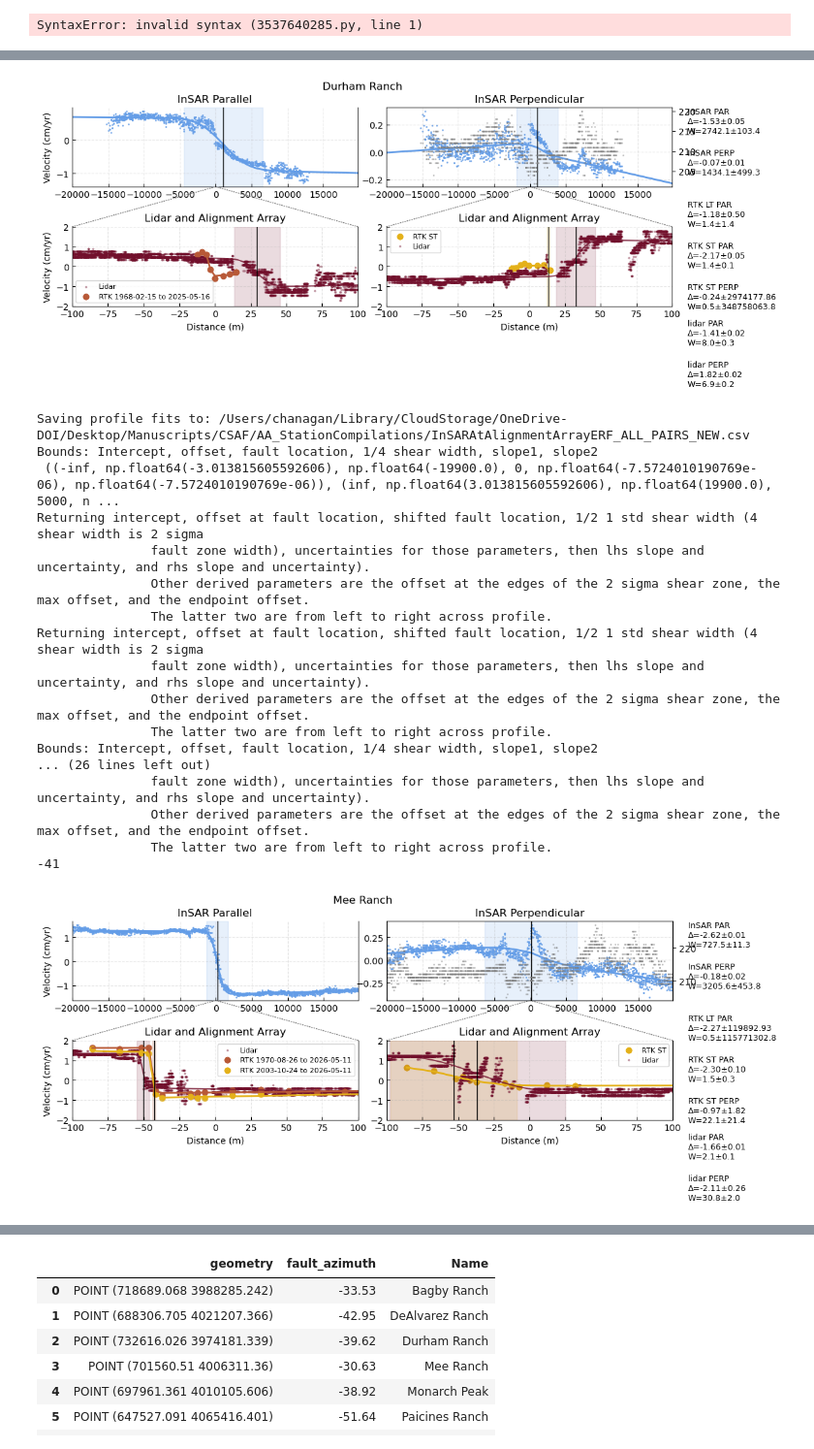
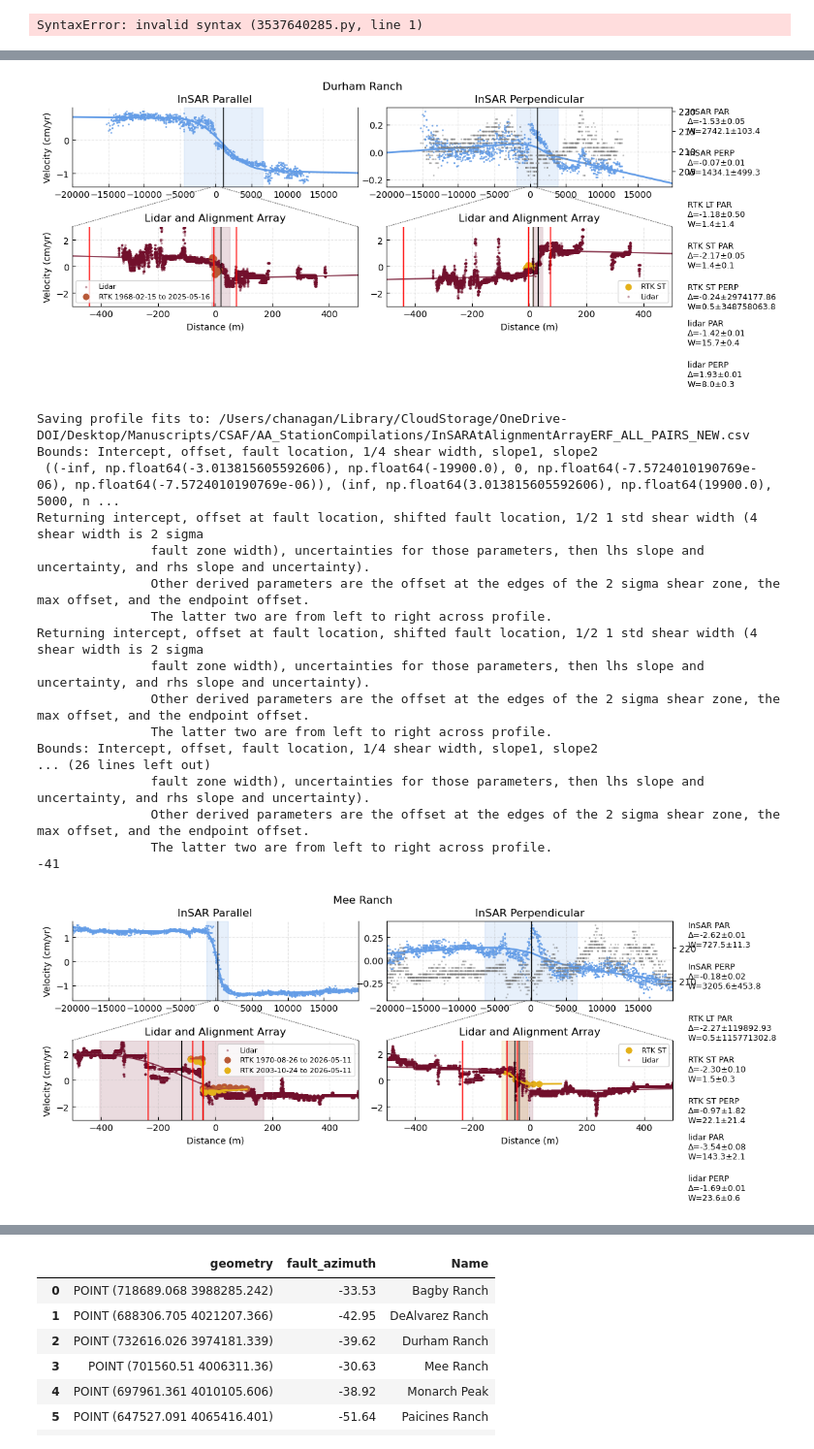
Before and after one commit to cehanagan/ImageryResources, a Jupyter notebook: Notebooks/CSAF_FigureNotebooks/ProfilesAtScale.ipynb, the cells around one changed output, grey strips where cells are left out. Shown at 97% size. Saved outputs shown, nothing was run; the diff lists cells and outputs as text; code cells hidden in the pictures.

```diff
--- a/Notebooks/CSAF_FigureNotebooks/ProfilesAtScale.ipynb
+++ b/Notebooks/CSAF_FigureNotebooks/ProfilesAtScale.ipynb
@@ -61,6 +61,11 @@ sarN = rasterio.open('/Volumes/ProjectsGarlockCSAF/CSAF_Lidar/OtherDisplacements
 sarU = rasterio.open('/Volumes/ProjectsGarlockCSAF/CSAF_Lidar/OtherDisplacements/Xu_et_al_2021_vel_decomp/Up_defo_cm_yr_epsg32610.tif',masked=True)
 lidE = rasterio.open('/Volumes/ProjectsGarlockCSAF/CSAF_Lidar/MicmacAreaResults/SsResolOpt1/MaskedResults/Velocities/EW_velocity_merged.tif',masked=True)
 lidN = rasterio.open('/Volumes/ProjectsGarlockCSAF/CSAF_Lidar/MicmacAreaResults/SsResolOpt1/MaskedResults/Velocities/NS_velocity_merged.tif',masked=True)
+
+faults = gpd.read_file(
+    "/Volumes/ProjectsGarlockCSAF/CSAF_Lidar/GIS/cSAF_fault_mapping_USGS.geojson"
+)
+faults = faults.to_crs("EPSG:32610")
 # %%
 # Define center points for AA Transects
 import numpy as np
@@ -138,12 +143,13 @@ gdalwarp -t_srs EPSG:32610 -te 630402.1 3964524.5 741690.6 4078192.7 -srcnodata
 SyntaxError: invalid syntax (3537640285.py, line 1)
 # %%
 profile_length, profile_width, pixel_res = 40000, 2000, 200
-lid_profile_length, lid_profile_width, lid_pixel_res = 200, 10, 0.5
+lid_profile_length, lid_profile_width, lid_pixel_res = 1000, 10, 0.5
 fname = '/Users/chanagan/Library/CloudStorage/OneDrive-DOI/Desktop/Manuscripts/CSAF/AA_StationCompilations/InSARAtAlignmentArrayERF_ALL_PAIRS_NEW.csv'
 # %%
 # loop through center points along fault
 # each profile has one defined center
 from matplotlib.patches import Rectangle, ConnectionPatch
+from shapely.geometry import LineString
 
 def make_cols(prefix):
     return [
@@ -375,7 +381,7 @@ for i in np.arange(0, len(points)):
                        color=c_rtk_lt, alpha=0.15)
 
         ax.set_xlim(zoom_min, zoom_max)
-        ax.set_ylim(-2,2)
+        ax.set_ylim(-3,3)
         ax.set_ylabel('Velocity (cm/yr)')
         ax.set_xlabel('Distance (m)')
         ax.set_title('Lidar and Alignment Array')
@@ -413,10 +419,61 @@ for i in np.arange(0, len(points)):
                    color=c_lidar, alpha=0.15)
 
         ax.set_xlim(zoom_min, zoom_max)
-        ax.set_ylim(-2,2)
+        ax.set_ylim(-3,3)
         ax.set_xlabel('Distance (m)')
         ax.set_title('Lidar and Alignment Array')
         ax.legend(fontsize=8)
+
+        for ax in [axs[1,0],axs[1,1]]:
+            # =====Intersection========
+            # 1) PROFILE GEOMETRY
+            # =========================
+            p1 = pts_l[pts_l[:,0] == min(pts_l[:,0])][0]
+            p2 = pts_l[pts_l[:,0] == max(pts_l[:,0])][0]
+
+            profile_line = LineString([p1, p2])
+
+            # =========================
+            # 2) INTERSECTIONS
+            # =========================
+
+            intersections = faults.intersection(profile_line)
+
+            xs_int, ys_int, dists_int = [], [], []
+
+            # Loop through each geometry in the GeoSeries
+            for geom in intersections:
+
+                if geom.is_empty:
+                    continue
+
+                if geom.geom_type == 'Point':
+                    pts_int = [geom]
+
+                elif geom.geom_type == 'MultiPoint':
+                    pts_int = list(geom.geoms)
+
+                else:
+                    continue
+
+                for pt in pts_int:
+                    xs_int.append(pt.x)
+                    ys_int.append(pt.y)
+
+                    dx = pt.x - points.geometry.x.iloc[i]
+                    dy = pt.y - points.geometry.y.iloc[i]
+
+                    dist_proj = tt.projectParPerp(dy, dx, points.fault_azimuth.iloc[i])[1]
+
+                    dists_int.append(dist_proj)# - popt_lid[2])
+
+            for j, d in enumerate(dists_int):
+                for ax in [axs[1,0],axs[1,1]]:
+                    ax.axvline(
+                        d,
+                        color='r',
+                        linewidth=1,
+                        label='Mapped fault' if j == 0 else None)
 
         # ------------------------
         # TEXT ANNOTATIONS (outside)
@@ -550,35 +607,35 @@ Returning intercept, offset at fault location, shifted fault location, 1/2 1 std
                fault zone width), uncertainties for those parameters, then lhs slope and uncertainty, and rhs slope and uncertainty).
                Other derived parameters are the offset at the edges of the 2 sigma shear zone, the max offset, and the endpoint offset.
                The latter two are from left to right across profile.
 Returning intercept, offset at fault location, shifted fault location, 1/2 1 std shear width (4 shear width is 2 sigma
                fault zone width), uncertainties for those parameters, then lhs slope and uncertainty, and rhs slope and uncertainty).
                Other derived parameters are the offset at the edges of the 2 sigma shear zone, the max offset, and the endpoint offset.
                The latter two are from left to right across profile.
 Bounds: Intercept, offset, fault location, 1/4 shear width, slope1, slope2
 ... (26 lines left out)
                fault zone width), uncertainties for those parameters, then lhs slope and uncertainty, and rhs slope and uncertainty).
                Other derived parameters are the offset at the edges of the 2 sigma shear zone, the max offset, and the endpoint offset.
                The latter two are from left to right across profile.
 -41
-[figure, old version]
+[figure, new version]
 Saving profile fits to: /Users/chanagan/Library/CloudStorage/OneDrive-DOI/Desktop/Manuscripts/CSAF/AA_StationCompilations/InSARAtAlignmentArrayERF_ALL_PAIRS_NEW.csv
 Bounds: Intercept, offset, fault location, 1/4 shear width, slope1, slope2
  ((-inf, np.float64(-3.013815605592606), np.float64(-19900.0), 0, np.float64(-7.5724010190769e-06), np.float64(-7.5724010190769e-06)), (inf, np.float64(3.013815605592606), np.float64(19900.0), 5000, n ...
 Returning intercept, offset at fault location, shifted fault location, 1/2 1 std shear width (4 shear width is 2 sigma
                fault zone width), uncertainties for those parameters, then lhs slope and uncertainty, and rhs slope and uncertainty).
                Other derived parameters are the offset at the edges of the 2 sigma shear zone, the max offset, and the endpoint offset.
                The latter two are from left to right across profile.
 Returning intercept, offset at fault location, shifted fault location, 1/2 1 std shear width (4 shear width is 2 sigma
                fault zone width), uncertainties for those parameters, then lhs slope and uncertainty, and rhs slope and uncertainty).
                Other derived parameters are the offset at the edges of the 2 sigma shear zone, the max offset, and the endpoint offset.
                The latter two are from left to right across profile.
 Bounds: Intercept, offset, fault location, 1/4 shear width, slope1, slope2
 ... (26 lines left out)
                fault zone width), uncertainties for those parameters, then lhs slope and uncertainty, and rhs slope and uncertainty).
                Other derived parameters are the offset at the edges of the 2 sigma shear zone, the max offset, and the endpoint offset.
                The latter two are from left to right across profile.
 -41
-[figure, old version]
+[figure, new version]
 Saving profile fits to: /Users/chanagan/Library/CloudStorage/OneDrive-DOI/Desktop/Manuscripts/CSAF/AA_StationCompilations/InSARAtAlignmentArrayERF_ALL_PAIRS_NEW.csv
 Bounds: Intercept, offset, fault location, 1/4 shear width, slope1, slope2
  ((-inf, np.float64(-3.111238006176267), np.float64(-19900.0), 0, np.float64(-7.81718092004087e-06), np.float64(-7.81718092004087e-06)), (inf, np.float64(3.111238006176267), np.float64(19900.0), 5000, ...
```
Also changed, not shown: parts of 1 cell of this notebook, 3 other files.
